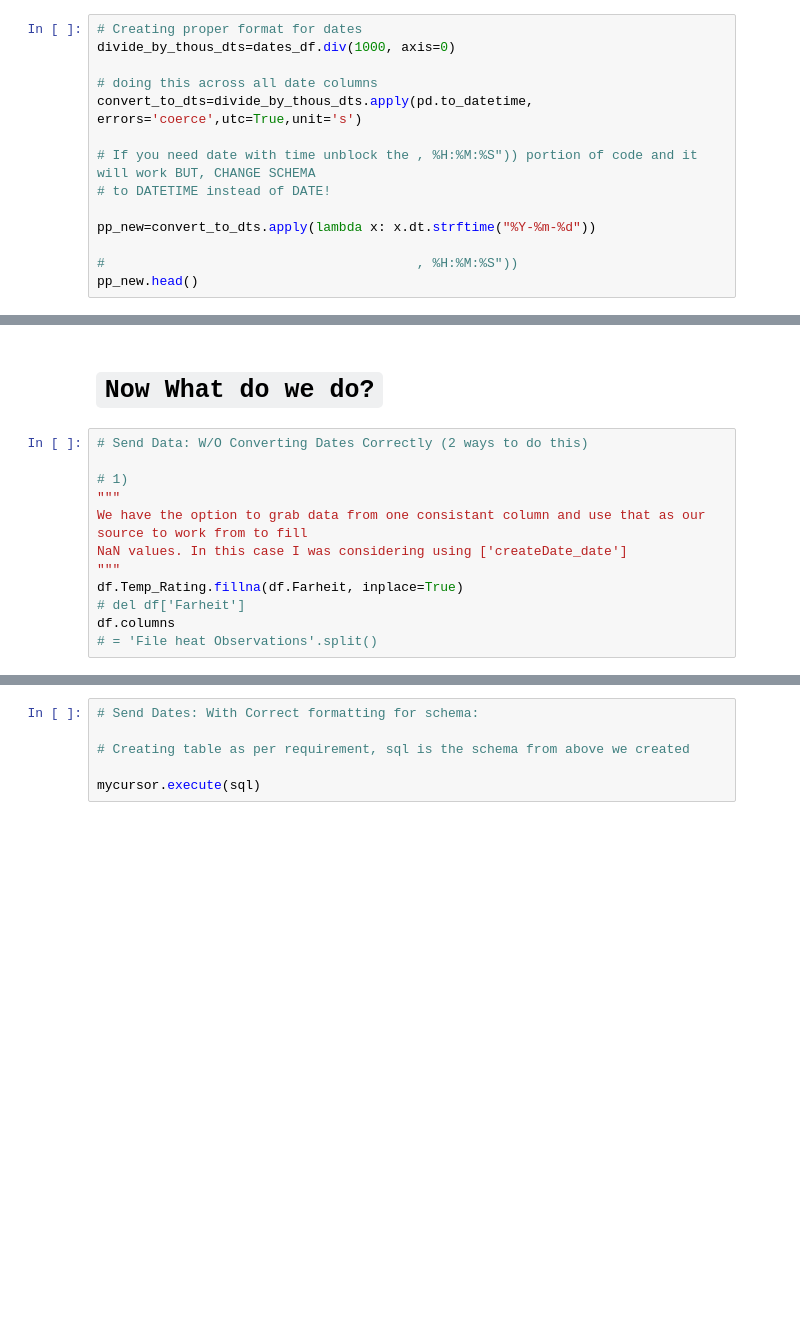
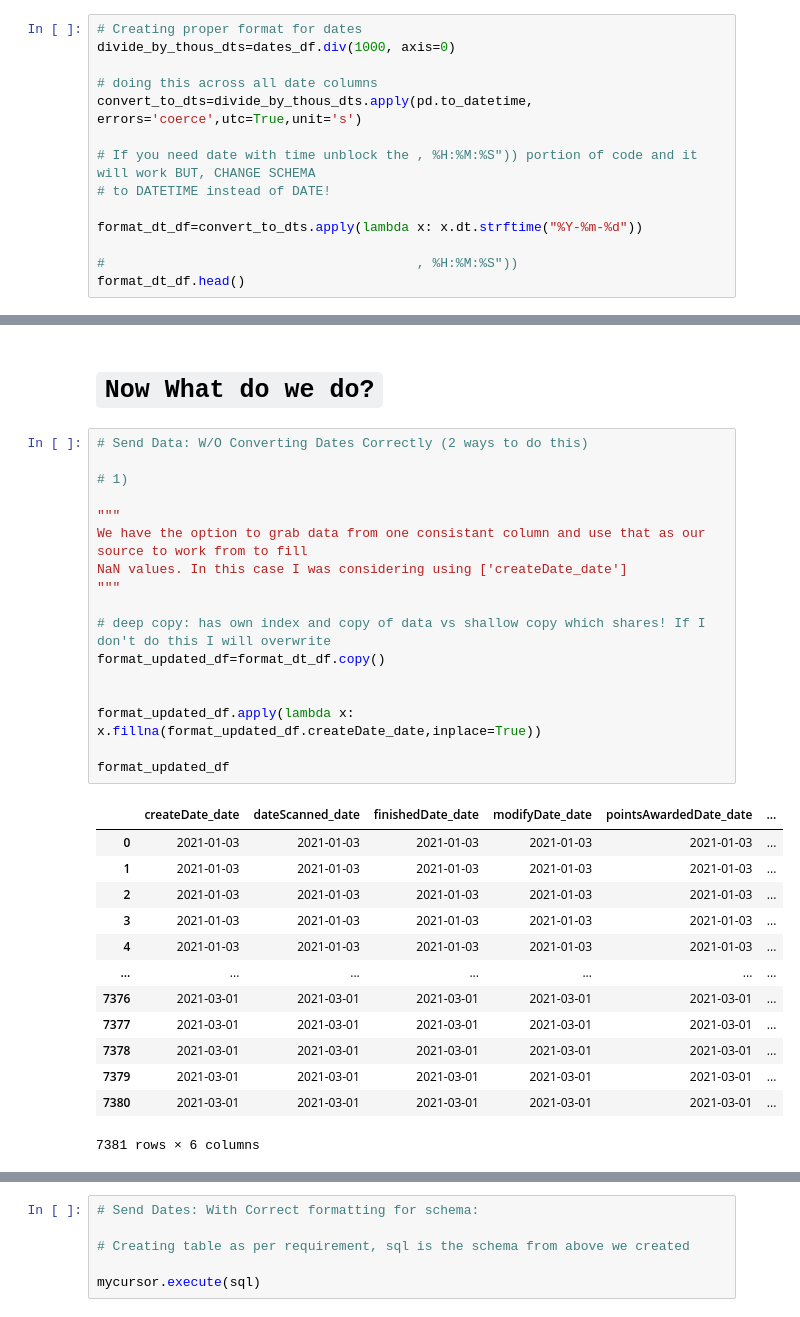
Before and after one commit to MrFuguDataScience/SendDataFrom-R-Python-to-SQL-PSQL-Mongo, a Jupyter notebook: Python_MySQL_Hiccups.ipynb, the cells around one changed output, grey strips where cells are left out. Saved outputs shown, nothing was run; the diff lists cells and outputs as text; blank space fills up the shorter version.

Commit message:
MySQL_Python_Hiccups
adding check for dataframe to make sure I did it correct. I updated rows where they were nan with createDate_Date and then used code from stackoverflow and put citations

```diff
--- a/Python_MySQL_Hiccups.ipynb
+++ b/Python_MySQL_Hiccups.ipynb
@@ -115,10 +133,10 @@ convert_to_dts=divide_by_thous_dts.apply(pd.to_datetime, errors='coerce',utc=Tru
 # If you need date with time unblock the , %H:%M:%S")) portion of code and it will work BUT, CHANGE SCHEMA
 # to DATETIME instead of DATE!
 
-pp_new=convert_to_dts.apply(lambda x: x.dt.strftime("%Y-%m-%d"))
+format_dt_df=convert_to_dts.apply(lambda x: x.dt.strftime("%Y-%m-%d"))
 
 #                                        , %H:%M:%S"))
-pp_new.head()
+format_dt_df.head()
 # %% [output]
 |  | createDate_date | dateScanned_date | finishedDate_date | modifyDate_date | pointsAwardedDate_date | ... |
 | 0 | 2021-01-03 | 2021-01-03 | 2021-01-03 | 2021-01-03 | 2021-01-03 | ... |
@@ -170,12 +188,31 @@ pointsAwardedDate_date, purchaseDate_date ) VALUES(%s,%s,%s,%s,%s,%s)
 # %%
 # Send Data: W/O Converting Dates Correctly (2 ways to do this)
 
 # 1)
+
 """
 We have the option to grab data from one consistant column and use that as our source to work from to fill
 NaN values. In this case I was considering using ['createDate_date']
 """
-df.Temp_Rating.fillna(df.Farheit, inplace=True)
-# del df['Farheit']
-df.columns
-# = 'File heat Observations'.split()
+
+# deep copy: has own index and copy of data vs shallow copy which shares! If I don't do this I will overwrite
+format_updated_df=format_dt_df.copy()
+
+
+format_updated_df.apply(lambda x: x.fillna(format_updated_df.createDate_date,inplace=True))
+
+format_updated_df
+# %% [output]
+|  | createDate_date | dateScanned_date | finishedDate_date | modifyDate_date | pointsAwardedDate_date | ... |
+| 0 | 2021-01-03 | 2021-01-03 | 2021-01-03 | 2021-01-03 | 2021-01-03 | ... |
+| 1 | 2021-01-03 | 2021-01-03 | 2021-01-03 | 2021-01-03 | 2021-01-03 | ... |
+| 2 | 2021-01-03 | 2021-01-03 | 2021-01-03 | 2021-01-03 | 2021-01-03 | ... |
+| 3 | 2021-01-03 | 2021-01-03 | 2021-01-03 | 2021-01-03 | 2021-01-03 | ... |
+| 4 | 2021-01-03 | 2021-01-03 | 2021-01-03 | 2021-01-03 | 2021-01-03 | ... |
+| ... | ... | ... | ... | ... | ... | ... |
+| 7376 | 2021-03-01 | 2021-03-01 | 2021-03-01 | 2021-03-01 | 2021-03-01 | ... |
+| 7377 | 2021-03-01 | 2021-03-01 | 2021-03-01 | 2021-03-01 | 2021-03-01 | ... |
+| 7378 | 2021-03-01 | 2021-03-01 | 2021-03-01 | 2021-03-01 | 2021-03-01 | ... |
+| 7379 | 2021-03-01 | 2021-03-01 | 2021-03-01 | 2021-03-01 | 2021-03-01 | ... |
+| 7380 | 2021-03-01 | 2021-03-01 | 2021-03-01 | 2021-03-01 | 2021-03-01 | ... |
+7381 rows × 6 columns
```
Also changed, not shown: parts of 6 cells of this notebook.
